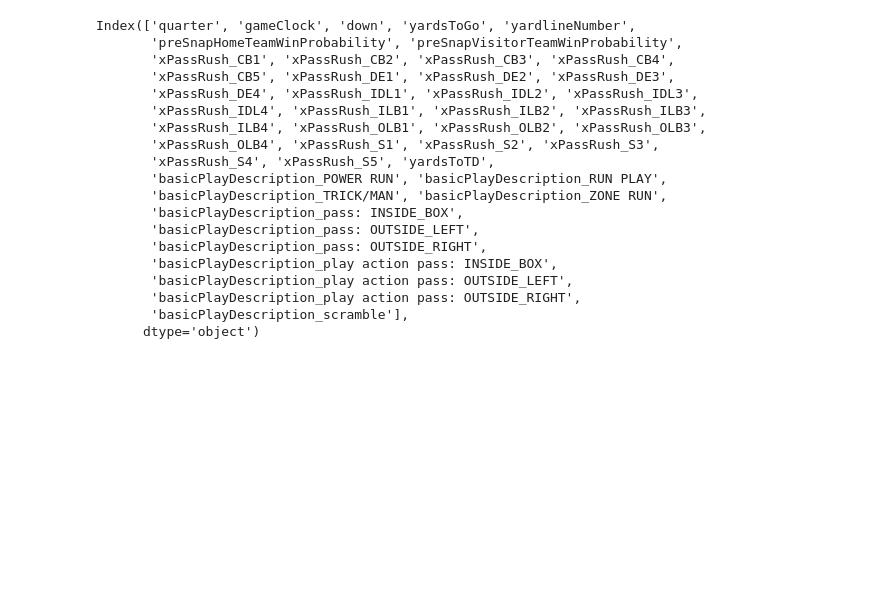
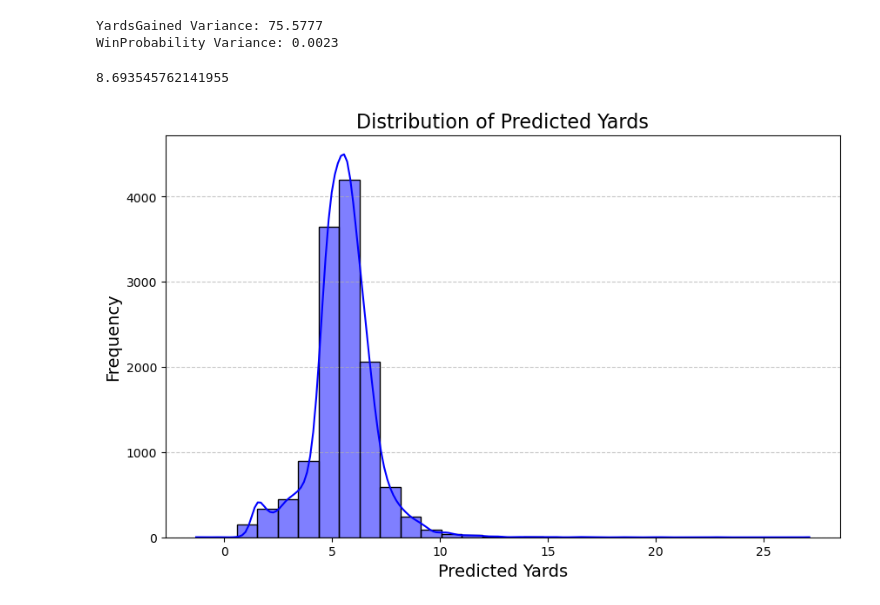
Before and after one commit to michaelmontemurri/BigData25, a Jupyter notebook: notebooks/baselines.ipynb, the cells around one changed output. Saved outputs shown, nothing was run; the diff lists cells and outputs as text; code cells hidden in the pictures; blank space fills up the shorter version.

```diff
--- a/notebooks/baselines.ipynb
+++ b/notebooks/baselines.ipynb
@@ -358,0 +453,17 @@ Top YardsGained Feature Importances:
+# %%
+# get ground truthvariance
+
+# Calculate the variance of the target variable
+yards_var = y_yards.var()
+win_prob_var = y_win_prob.var()
+
+print(f"YardsGained Variance: {yards_var:.4f}")
+print(f"WinProbability Variance: {win_prob_var:.4f}")
+
+#sqrt
+yards_rmse = np.sqrt(yards_var)
+yards_rmse
+# %% [output]
+YardsGained Variance: 75.5777
+WinProbability Variance: 0.0023
+8.693545762141955
@@ -359,3 +480,21 @@ Top YardsGained Feature Importances:
+# %%
+# Ensure the column exists in the DataFrame
+if 'xYardsGained' in df.columns:
+    plt.figure(figsize=(10, 6))
+
+    # Plot the distribution using Seaborn
+    sns.histplot(df['xYardsGained'], bins=30, kde=True, color='blue')
+
+    # Add titles and labels
+    plt.title('Distribution of Predicted Yards', fontsize=16)
+    plt.xlabel('Predicted Yards', fontsize=14)
+    plt.ylabel('Frequency', fontsize=14)
+    plt.grid(axis='y', linestyle='--', alpha=0.7)
+
+    # Show the plot
+    plt.show()
+# %% [output]
+[figure, added]
 # %%
 # Define function to compute average difference for given play type change
 def compute_avg_difference(X, model, from_play, to_play, mask=None):
@@ -408,28 +547,6 @@ to_play = "basicPlayDescription_ZONE RUN"
 differences = compute_avg_difference(X_test, best_model_yards, from_play, to_play)
 # Compare for all plays
 avg_difference_all = np.mean(differences)
-# %%
-print(X.columns)
-# %% [output]
-Index(['quarter', 'gameClock', 'down', 'yardsToGo', 'yardlineNumber',
-       'preSnapHomeTeamWinProbability', 'preSnapVisitorTeamWinProbability',
-       'xPassRush_CB1', 'xPassRush_CB2', 'xPassRush_CB3', 'xPassRush_CB4',
-       'xPassRush_CB5', 'xPassRush_DE1', 'xPassRush_DE2', 'xPassRush_DE3',
-       'xPassRush_DE4', 'xPassRush_IDL1', 'xPassRush_IDL2', 'xPassRush_IDL3',
-       'xPassRush_IDL4', 'xPassRush_ILB1', 'xPassRush_ILB2', 'xPassRush_ILB3',
-       'xPassRush_ILB4', 'xPassRush_OLB1', 'xPassRush_OLB2', 'xPassRush_OLB3',
-       'xPassRush_OLB4', 'xPassRush_S1', 'xPassRush_S2', 'xPassRush_S3',
-       'xPassRush_S4', 'xPassRush_S5', 'yardsToTD',
-       'basicPlayDescription_POWER RUN', 'basicPlayDescription_RUN PLAY',
-       'basicPlayDescription_TRICK/MAN', 'basicPlayDescription_ZONE RUN',
-       'basicPlayDescription_pass: INSIDE_BOX',
-       'basicPlayDescription_pass: OUTSIDE_LEFT',
-       'basicPlayDescription_pass: OUTSIDE_RIGHT',
-       'basicPlayDescription_play action pass: INSIDE_BOX',
-       'basicPlayDescription_play action pass: OUTSIDE_LEFT',
-       'basicPlayDescription_play action pass: OUTSIDE_RIGHT',
-       'basicPlayDescription_scramble'],
-      dtype='object')
 # %%
 plays=[
 'basicPlayDescription_pass: INSIDE_BOX',
```
Also changed, not shown: parts of 17 cells of this notebook, 2 other files.
